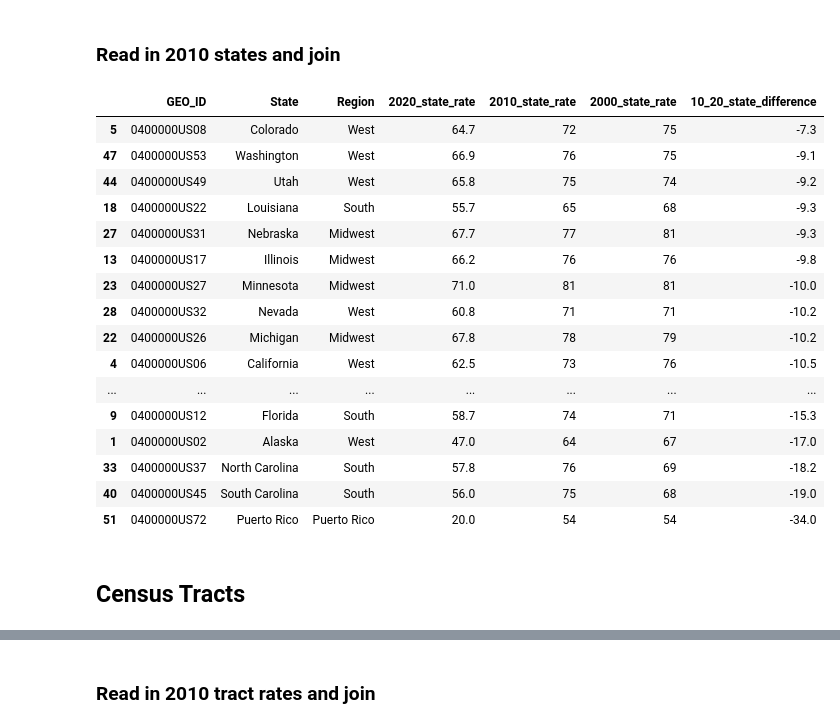
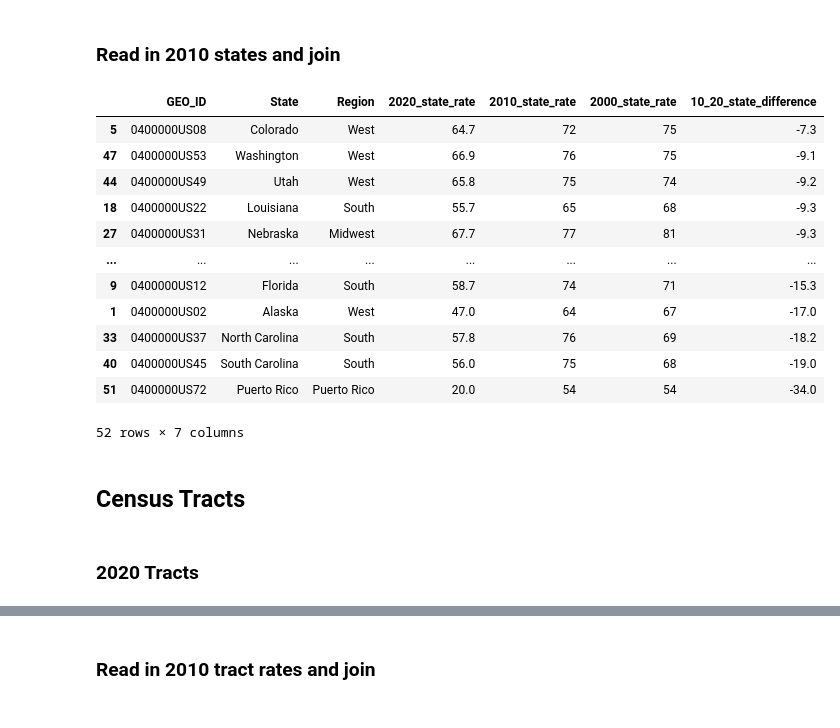
Before and after one commit to tdiffendal/USAT, a Jupyter notebook: Copy_of_census_responses.ipynb, the cells around one changed output, grey strips where cells are left out. Drawn from its saved outputs; the diff is of its cells as text; code cells hidden in the pictures.

```diff
--- a/Copy_of_census_responses.ipynb
+++ b/Copy_of_census_responses.ipynb
@@ -110,11 +100,11 @@ merged
 # %%
 # create df with response rate by state
 is_states = merged['Geo_Type'] == 'State'
-states = merged[is_states]
-states = states.rename(columns={"internet": "state_internet", "not_int" : "state_not_int", "2020_rate": "2020_state_rate"})
+states2020 = merged[is_states]
+states2020 = states2020.rename(columns={"internet": "state_internet", "not_int" : "state_not_int", "2020_rate": "2020_state_rate"})
 
 # print df and sort by highest cumulative response rate
-states.sort_values(by='2020_state_rate', ascending=False)
+states2020.sort_values(by='2020_state_rate', ascending=False)
 # %% [output]
 |  | GEO_ID | RESP_DATE | State | Geo_Name | Region | Geo_Type | state_internet | state_not_int | ... |
 | 55595 | 0400000US27 | 2020-06-17 | Minnesota | Minnesota | Midwest | State | 59.8 | 11.2 | ... |
@@ -138,41 +124,39 @@ states.sort_values(by='2020_state_rate', ascending=False)
 # %%
 # read in csvs with 2010 response data for states
 states2010 = pd.read_csv('https://raw.githubusercontent.com/tdiffendal/USAT/master/census-responses/states2010.csv')
 
 # merge with 2020 states
-states_merged = pd.merge(states, states2010, on='State')
+states = pd.merge(states2020, states2010, on='State')
 #get the column names
-cols = states_merged.columns.tolist()
+cols = states.columns.tolist()
 #only select columns we want
 cols = ['GEO_ID', 'State', 'Region',
  '2020_state_rate', '2010_rate', '2000_rate']
-states_merged = states_merged[cols]
-states_merged = states_merged.rename(columns={'2000_rate':'2000_state_rate', '2010_rate':'2010_state_rate'})
+states = states[cols]
+states = states.rename(columns={'2000_rate':'2000_state_rate', '2010_rate':'2010_state_rate'})
 
 #create column with difference in 2010 vs 2020 response rate
-states_merged['10_20_state_difference'] = states_merged['2020_state_rate'] - states_merged['2010_state_rate']
+states['10_20_state_difference'] = states['2020_state_rate'] - states['2010_state_rate']
 
 #print table sorted by 10-20 difference largest ---> smallest
-states_merged.sort_values(by='10_20_state_difference', ascending=False)
+states.sort_values(by='10_20_state_difference', ascending=False)
 # %% [output]
 |  | GEO_ID | State | Region | 2020_state_rate | 2010_state_rate | 2000_state_rate | 10_20_state_difference |
 | 5 | 0400000US08 | Colorado | West | 64.7 | 72 | 75 | -7.3 |
 | 47 | 0400000US53 | Washington | West | 66.9 | 76 | 75 | -9.1 |
 | 44 | 0400000US49 | Utah | West | 65.8 | 75 | 74 | -9.2 |
 | 18 | 0400000US22 | Louisiana | South | 55.7 | 65 | 68 | -9.3 |
 | 27 | 0400000US31 | Nebraska | Midwest | 67.7 | 77 | 81 | -9.3 |
-| 13 | 0400000US17 | Illinois | Midwest | 66.2 | 76 | 76 | -9.8 |
-| 23 | 0400000US27 | Minnesota | Midwest | 71.0 | 81 | 81 | -10.0 |
-| 28 | 0400000US32 | Nevada | West | 60.8 | 71 | 71 | -10.2 |
-| 22 | 0400000US26 | Michigan | Midwest | 67.8 | 78 | 79 | -10.2 |
-| 4 | 0400000US06 | California | West | 62.5 | 73 | 76 | -10.5 |
 | ... | ... | ... | ... | ... | ... | ... | ... |
 | 9 | 0400000US12 | Florida | South | 58.7 | 74 | 71 | -15.3 |
 | 1 | 0400000US02 | Alaska | West | 47.0 | 64 | 67 | -17.0 |
 | 33 | 0400000US37 | North Carolina | South | 57.8 | 76 | 69 | -18.2 |
 | 40 | 0400000US45 | South Carolina | South | 56.0 | 75 | 68 | -19.0 |
 | 51 | 0400000US72 | Puerto Rico | Puerto Rico | 20.0 | 54 | 54 | -34.0 |
+52 rows × 7 columns
 # %% [markdown]
 ## Census Tracts
+# %% [markdown]
+### 2020 Tracts
 # %%
 # select just census tract geo types
```
Also changed, not shown: parts of 45 cells of this notebook.
